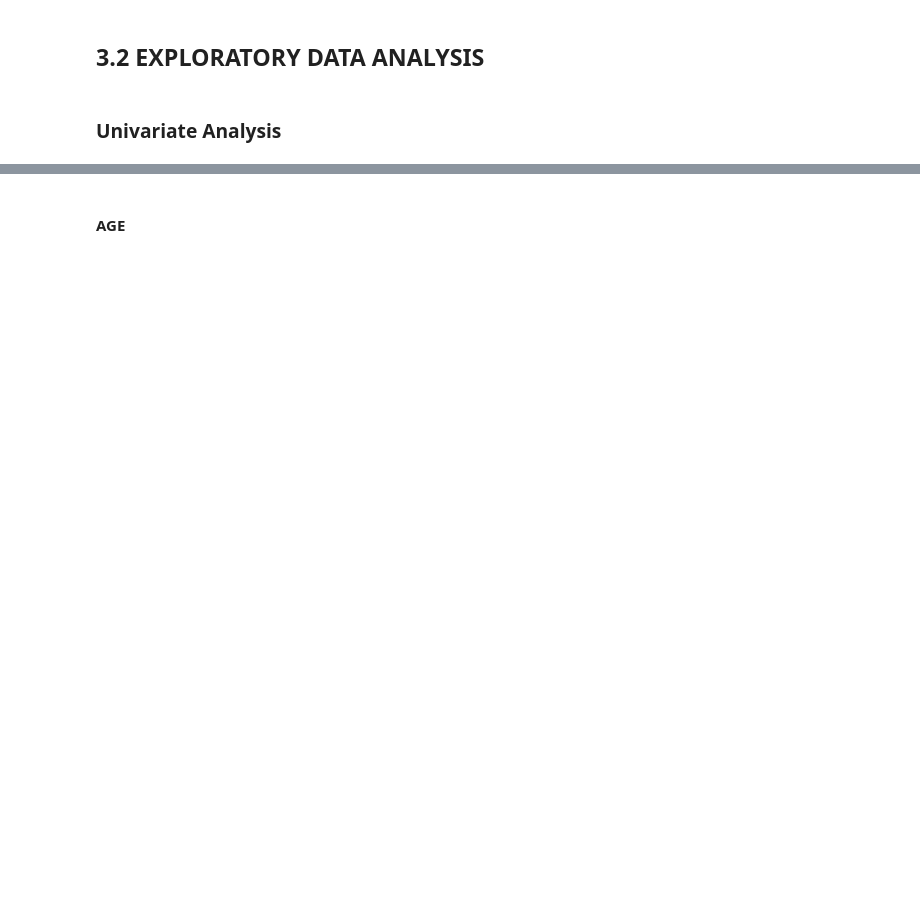
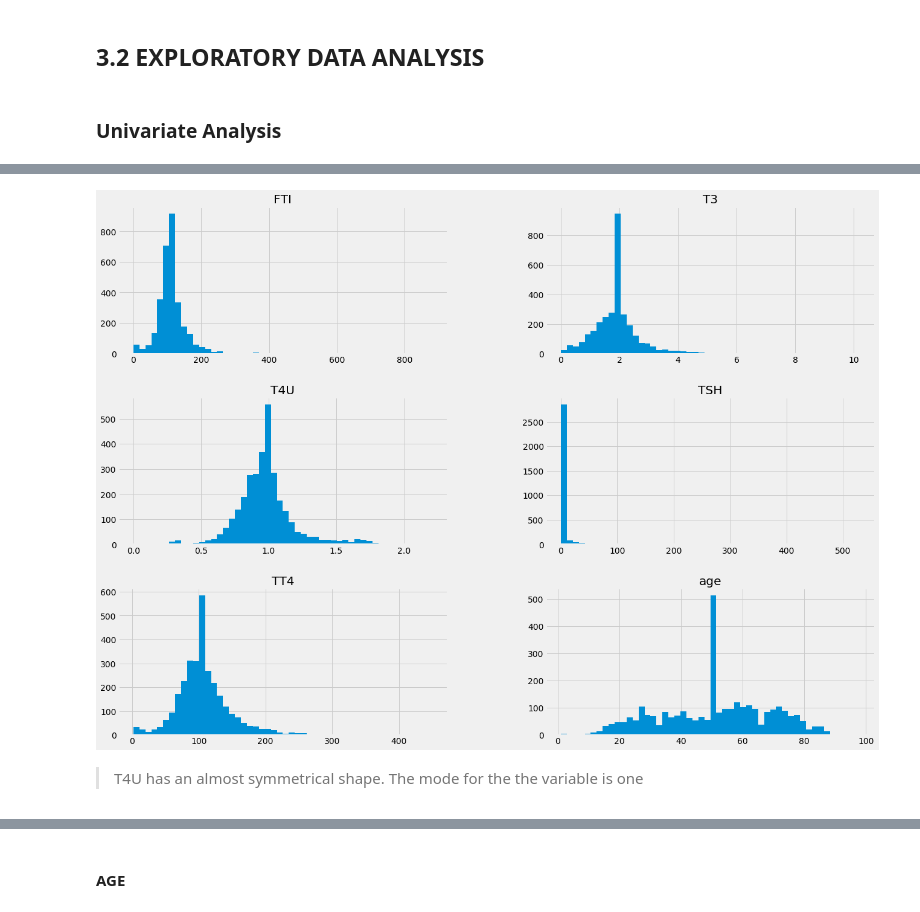
Before and after one commit to Machocho254/HYpothyrodism-Prediction, a Jupyter notebook: Hypothyrodism_Week8_IP_MS_CORE_JANUARY_2020_MACHOCHO_MENGO.ipynb, the cells around one changed output, grey strips where cells are left out. Saved outputs shown, nothing was run; the diff lists cells and outputs as text; code cells hidden in the pictures; blank space fills up the shorter version.

```diff
--- a/Hypothyrodism_Week8_IP_MS_CORE_JANUARY_2020_MACHOCHO_MENGO.ipynb
+++ b/Hypothyrodism_Week8_IP_MS_CORE_JANUARY_2020_MACHOCHO_MENGO.ipynb
@@ -386,3 +515,19 @@ plt.show()
+# %%
+# To visualise the distribition of the columns
+#Distribution plot
+#
+# df_1 = df.drop(['on_thyroxine', 'query_on_thyroxine',
+#            'on_antithyroid_medication', 'thyroid_surgery',
+#            'query_hypothyroid', 'query_hyperthyroid', 'pregnant',
+#            'sick', 'tumor', 'lithium', 'goitre'], axis = 1, inplace = True)
+
+# df.head()
+df.hist(bins=50,figsize=(20,15))
+plt.show()
+# %% [output]
+[figure, added]
+# %% [markdown]
+> T4U has an almost symmetrical shape. The mode for the the variable is one
 # %%
 # to preview dataset
 #
```
Also changed, not shown: parts of 65 cells of this notebook.
